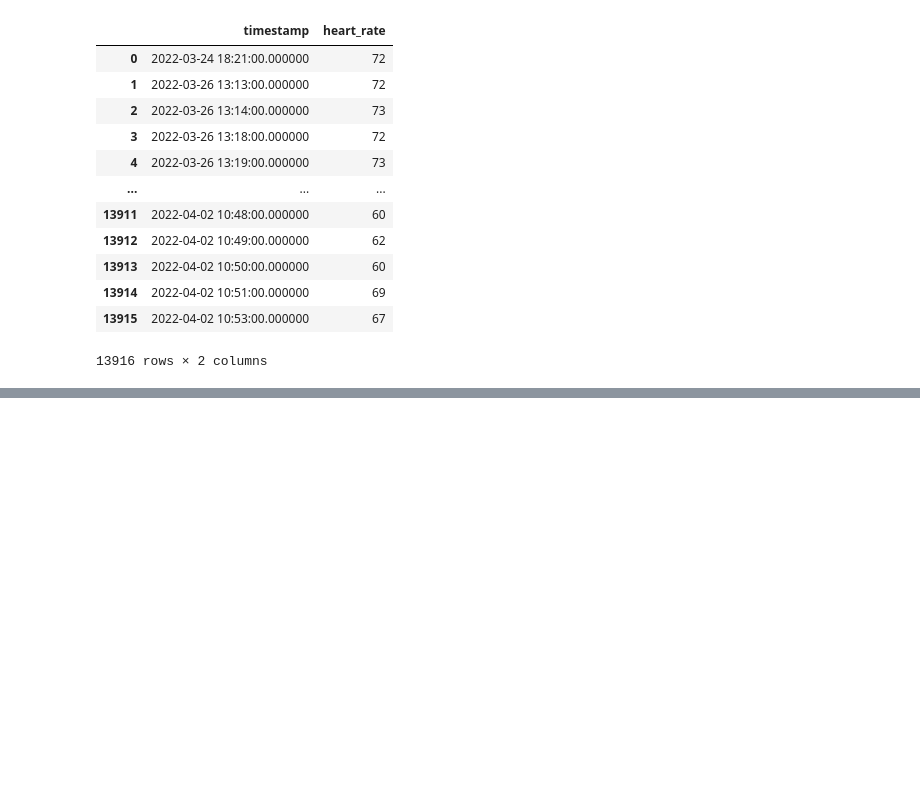
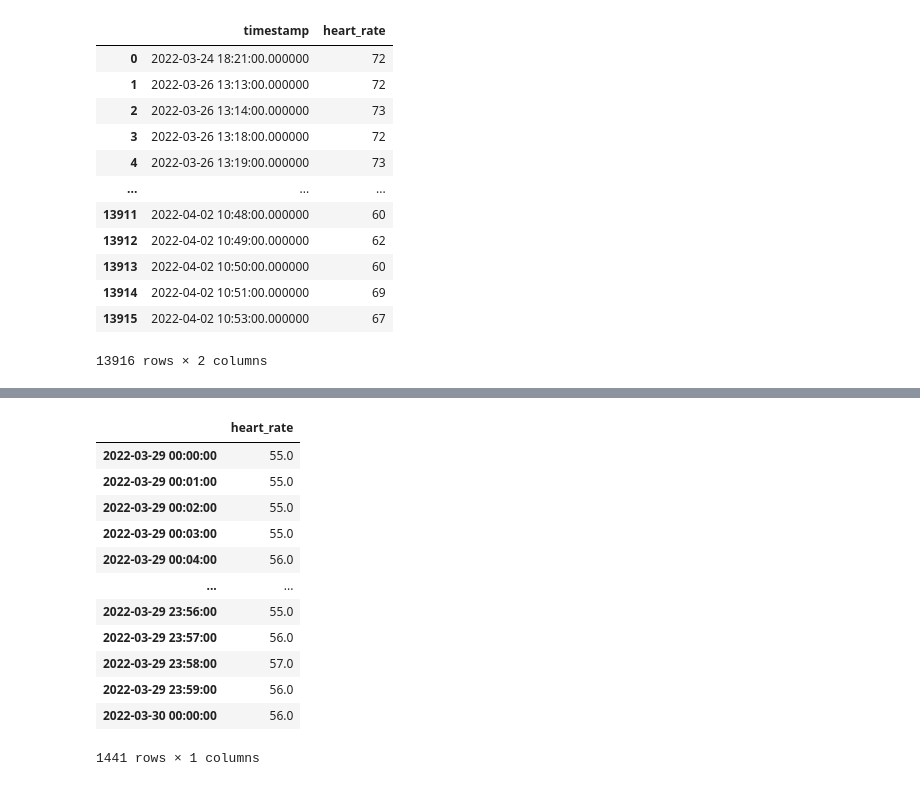
Before and after one commit to ShiYang1101/ML, a Jupyter notebook: Fitness/HR.ipynb, the cells around one changed output, grey strips where cells are left out. Cells and saved outputs as stored; diff of their text form; code cells hidden in the pictures; blank space fills up the shorter version.

```diff
--- a/Fitness/HR.ipynb
+++ b/Fitness/HR.ipynb
@@ -166,0 +320,16 @@ garmin_0329_hr.plot(x = 'timestamp', y = 'heart_rate', kind = 'scatter', figsize
+# %%
+garmin_0329_hr.sort_index()
+# %% [output]
+|  | heart_rate |
+| 2022-03-29 00:00:00 | 55.0 |
+| 2022-03-29 00:01:00 | 55.0 |
+| 2022-03-29 00:02:00 | 55.0 |
+| 2022-03-29 00:03:00 | 55.0 |
+| 2022-03-29 00:04:00 | 56.0 |
+| ... | ... |
+| 2022-03-29 23:56:00 | 55.0 |
+| 2022-03-29 23:57:00 | 56.0 |
+| 2022-03-29 23:58:00 | 57.0 |
+| 2022-03-29 23:59:00 | 56.0 |
+| 2022-03-30 00:00:00 | 56.0 |
+1441 rows × 1 columns
```
Also changed, not shown: parts of 19 cells of this notebook, 3 other files.
